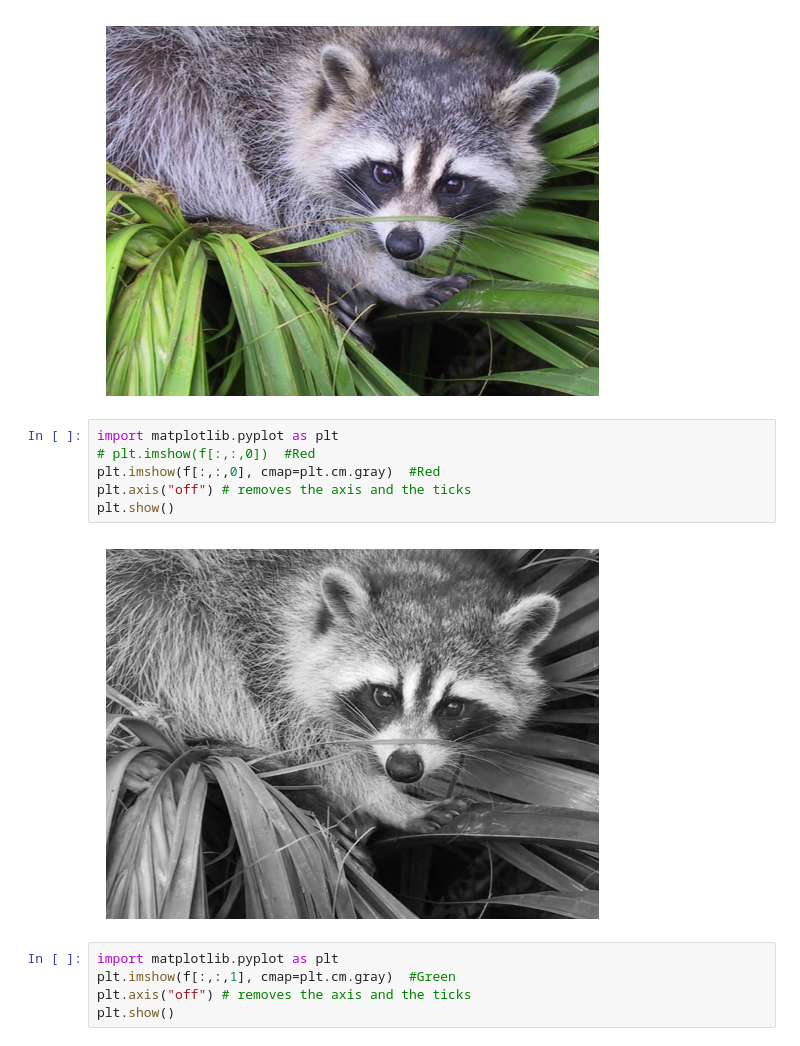
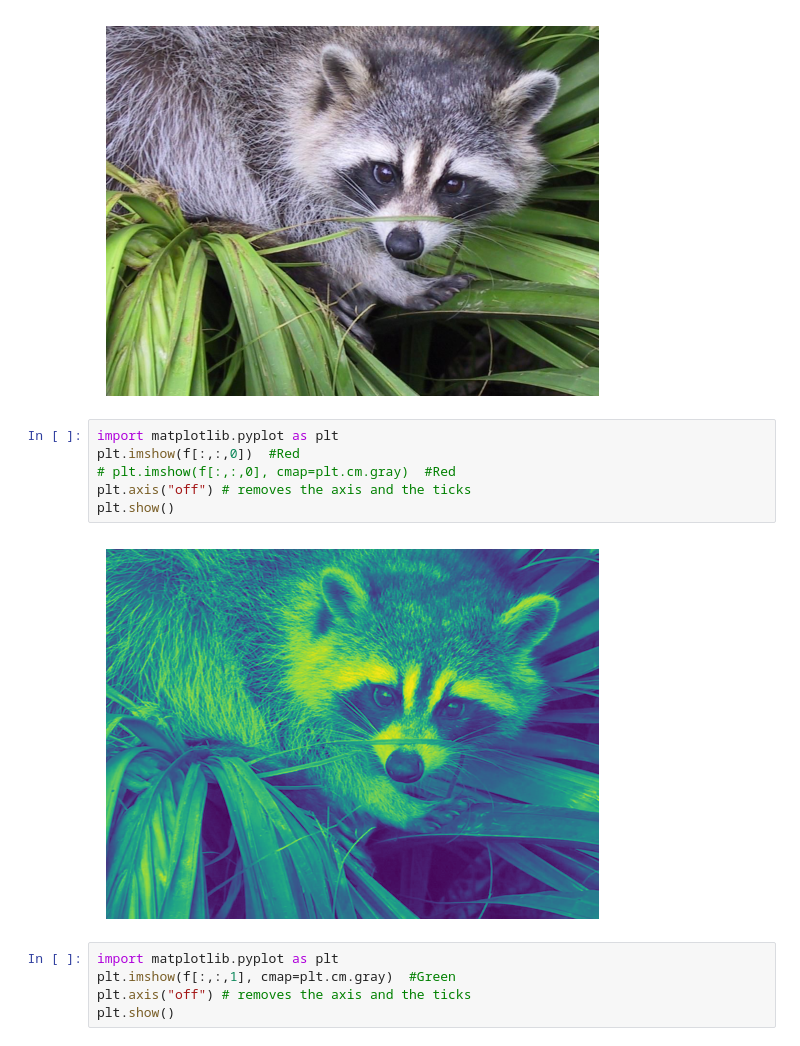
Before and after one commit to hajun-myoung/korea-univ-realAnalysis, a Jupyter notebook: week1.ipynb, the cells around one changed output. Saved outputs shown, nothing was run; the diff lists cells and outputs as text.

```diff
--- a/week1.ipynb
+++ b/week1.ipynb
@@ -358,12 +358,12 @@ plt.show()
 [figure]
 # %%
 import matplotlib.pyplot as plt
-# plt.imshow(f[:,:,0])  #Red
-plt.imshow(f[:,:,0], cmap=plt.cm.gray)  #Red
+plt.imshow(f[:,:,0])  #Red
+# plt.imshow(f[:,:,0], cmap=plt.cm.gray)  #Red
 plt.axis("off") # removes the axis and the ticks
 plt.show()
 # %% [output]
-[figure, old version]
+[figure, new version]
 # %%
 import matplotlib.pyplot as plt
 plt.imshow(f[:,:,1], cmap=plt.cm.gray)  #Green
```
